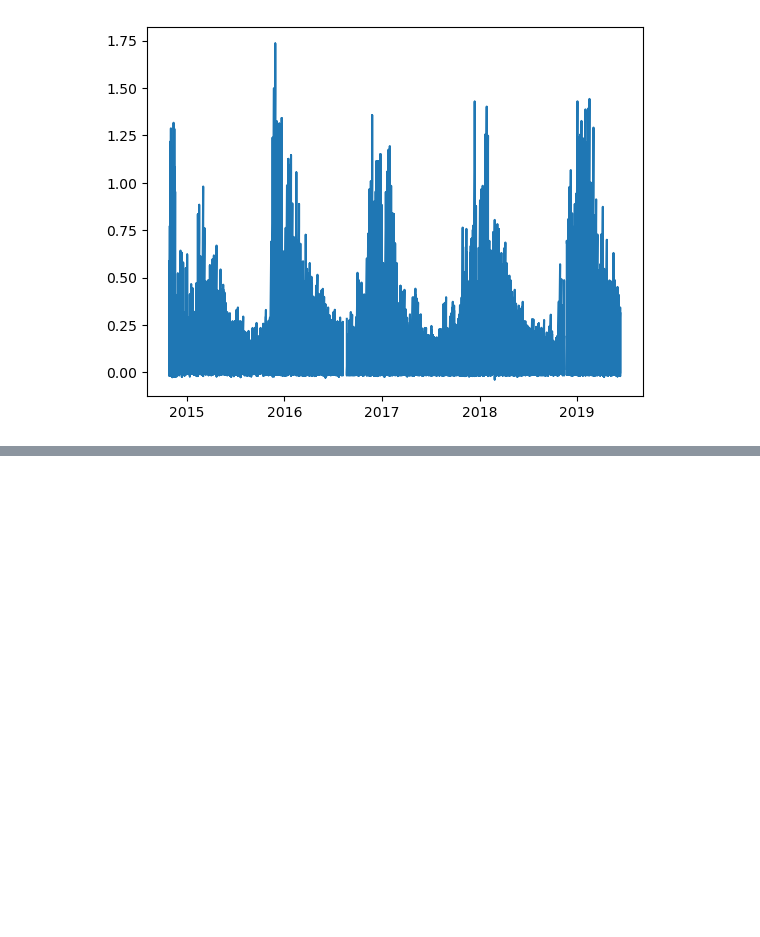
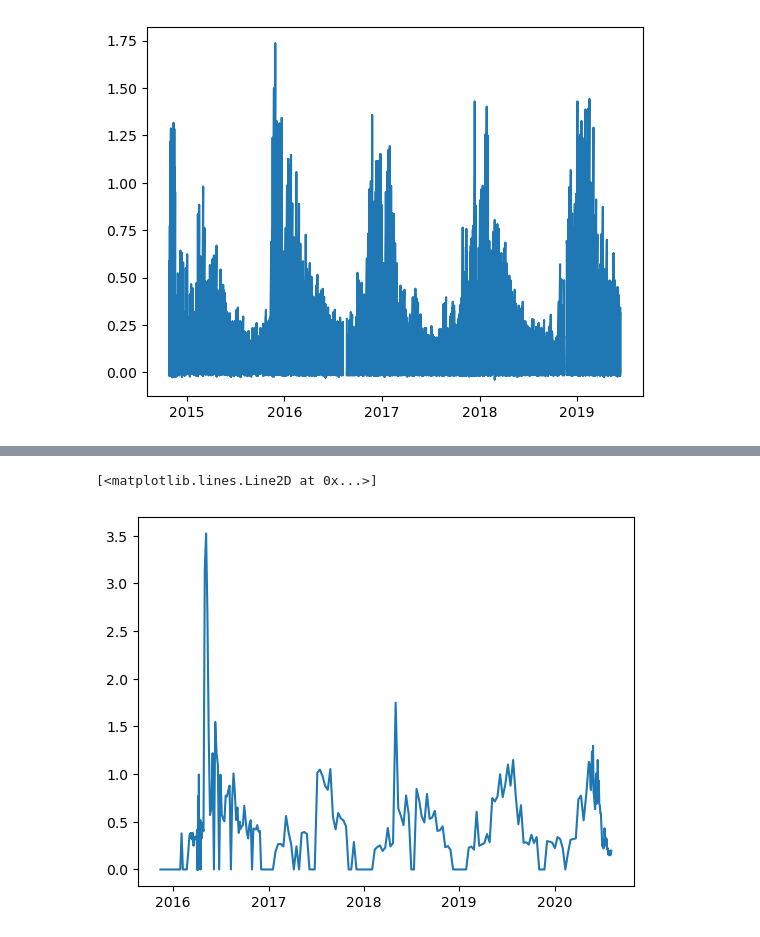
Before and after one commit to gnyirjesy/ocean-depth-characterization, a Jupyter notebook: EDA/eda_gn.ipynb, the cells around one changed output, grey strips where cells are left out. Cells and saved outputs as stored; diff of their text form; code cells hidden in the pictures; blank space fills up the shorter version.

```diff
--- a/EDA/eda_gn.ipynb
+++ b/EDA/eda_gn.ipynb
@@ -163,0 +271,8 @@ plt.plot(profile_subset['date'],profile_subset['CHLA'])
+# %%
+#Fill N/A with zeros
+satData_subset = satData_subset.fillna(0)
+# %%
+plt.plot(satData_subset['date'], satData_subset['MO_SAT_CHL'])
+# %% [output]
+[<matplotlib.lines.Line2D at 0x...>]
+[figure, added]
```
Also changed, not shown: parts of 20 cells of this notebook.
